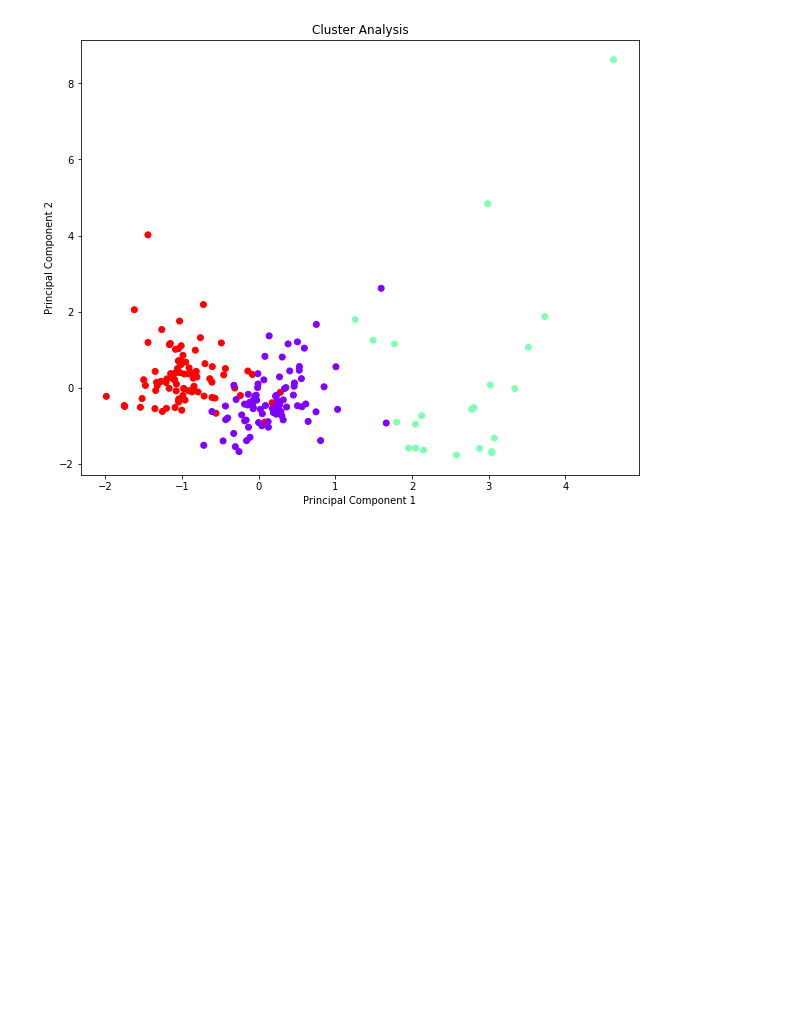
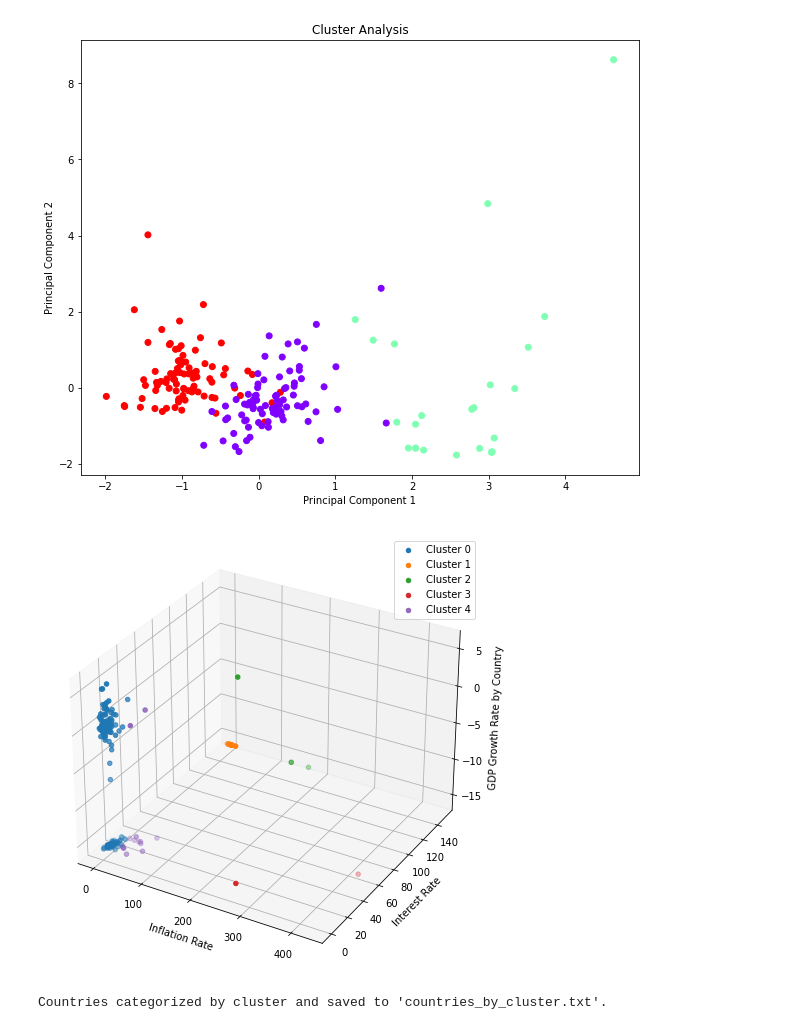
Before and after one commit to MehdiAminazadeh/scrape, a Jupyter notebook: analysis.ipynb, the cells around one changed output. Saved outputs shown, nothing was run; the diff lists cells and outputs as text; code cells hidden in the pictures; blank space fills up the shorter version.

```diff
--- a/analysis.ipynb
+++ b/analysis.ipynb
@@ -56,3 +58,69 @@ plt.show()
 [figure]
 [figure]
 [figure]
+# %%
+import matplotlib.pyplot as plt
+import pandas as pd
+from mpl_toolkits.mplot3d import Axes3D
+from sklearn.cluster import KMeans
+# from adjustText import adjust_text
+
+data = pd.read_csv('cleaned.csv')
+data.rename(columns={data.columns[0]: 'Country'}, inplace=True)
+
+
+# Extract individual columns
+inflation_rate = data['Inflation Rate']
+interest_rate = data['Interest Rate']
+gdp_growth_rate = data['GDP Growth Rate by Country']
+
+# Combine the features into a 2D array for clustering
+features = data[['Inflation Rate', 'Interest Rate', 'GDP Growth Rate by Country']].values
+
+# Perform K-means clustering with k clusters (you can change the value of k as needed)
+k = 5
+kmeans = KMeans(n_clusters=k)
+data['Cluster'] = kmeans.fit_predict(features)
+
+# Create a 3D scatter plot
+fig = plt.figure(figsize=(10, 8))
+ax = fig.add_subplot(111, projection='3d')
+
+# Set labels for each axis
+ax.set_xlabel('Inflation Rate')
+ax.set_ylabel('Interest Rate')
+ax.set_zlabel('GDP Growth Rate by Country')
+
+# Plot the data points with different colors based on clusters
+cmap = plt.get_cmap('tab10')
+
+# Plot the data points with colors based on clusters
+for cluster in range(k):
+    cluster_data = data[data['Cluster'] == cluster]
+    ax.scatter(cluster_data['Inflation Rate'], cluster_data['Interest Rate'], cluster_data['GDP Growth Rate by Country'],
+               marker='o', label=f'Cluster {cluster}', c=[cmap(cluster)])
+
+# Show the legend for cluster labels
+ax.legend()
+
+# Show the plot
+plt.show()
+
+# Create a dictionary to store countries by cluster
+countries_by_cluster = {}
+for cluster in range(k):
+    cluster_data = data[data['Cluster'] == cluster]
+    countries_by_cluster[f'Cluster {cluster}'] = cluster_data['Country'].tolist()
+
+# Write the dictionary to a text file
+with open('countries_by_cluster.txt', 'w') as file:
+    for cluster, countries in countries_by_cluster.items():
+        file.write(f'{cluster}:\n')
+        for country in countries:
+            file.write(f'{country}\n')
+        file.write('\n')
+
+print("Countries categorized by cluster and saved to 'countries_by_cluster.txt'.")
+# %% [output]
+[figure, added]
+Countries categorized by cluster and saved to 'countries_by_cluster.txt'.
```
Also changed, not shown: parts of 1 cell of this notebook, 1 other file.
